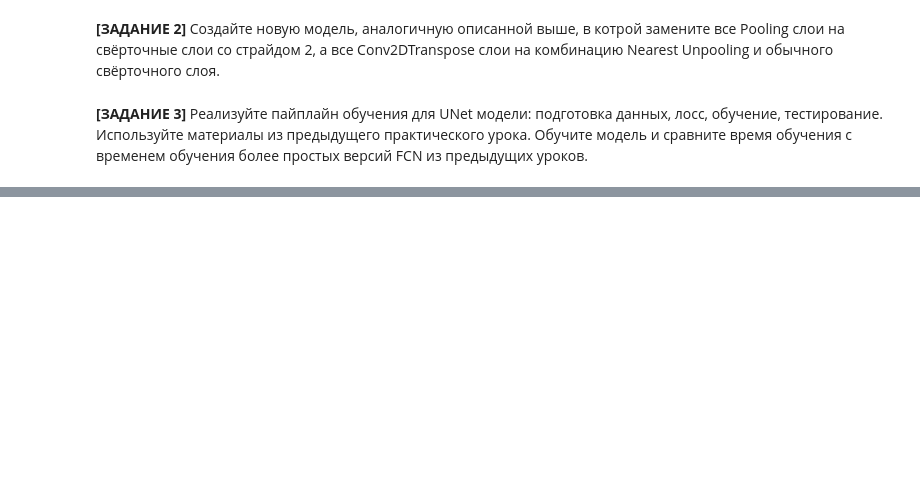
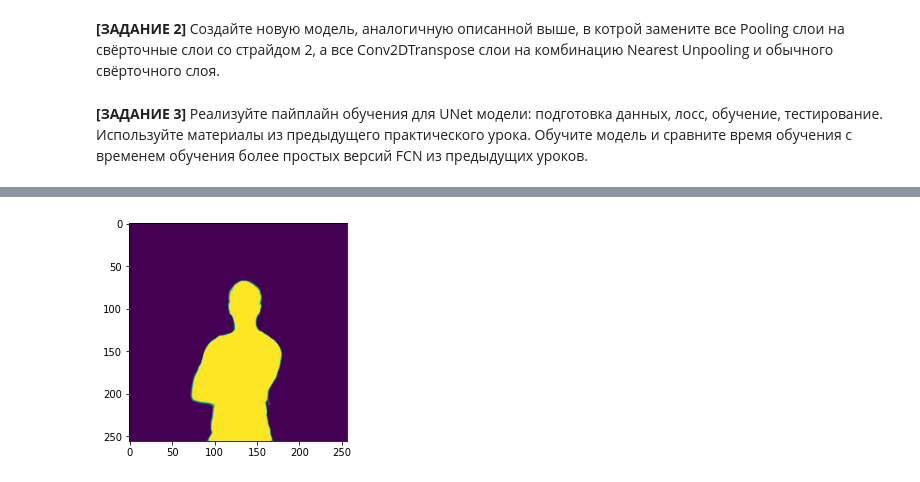
Before and after one commit to vsolodkyi/NeuralNetworks_SkillBox, a Jupyter notebook: module_7/Реализация_U_Net.ipynb, the cells around one changed output, grey strips where cells are left out. Saved outputs shown, nothing was run; the diff lists cells and outputs as text; code cells hidden in the pictures; blank space fills up the shorter version.

```diff
--- a/module_7/Реализация_U_Net.ipynb
+++ b/module_7/Реализация_U_Net.ipynb
@@ -93,0 +178,5 @@ tf.keras.utils.plot_model(model, show_shapes=True)
+# %%
+# Ваш код здесь
+%%time
+new_model.compile(loss='binary_crossentropy', metrics=['accuracy'], optimizer='adam')
+hist = new_model.fit(train_x,train_y, epochs=100, batch_size=1)
@@ -93,0 +201,5 @@ tf.keras.utils.plot_model(model, show_shapes=True)
+# %%
+out = new_model.predict(img[None, ...])[0, ...]
+_=plt.imshow(out[...,0])
+# %% [output]
+[figure, added]
```
Also changed, not shown: parts of 10 cells of this notebook.
